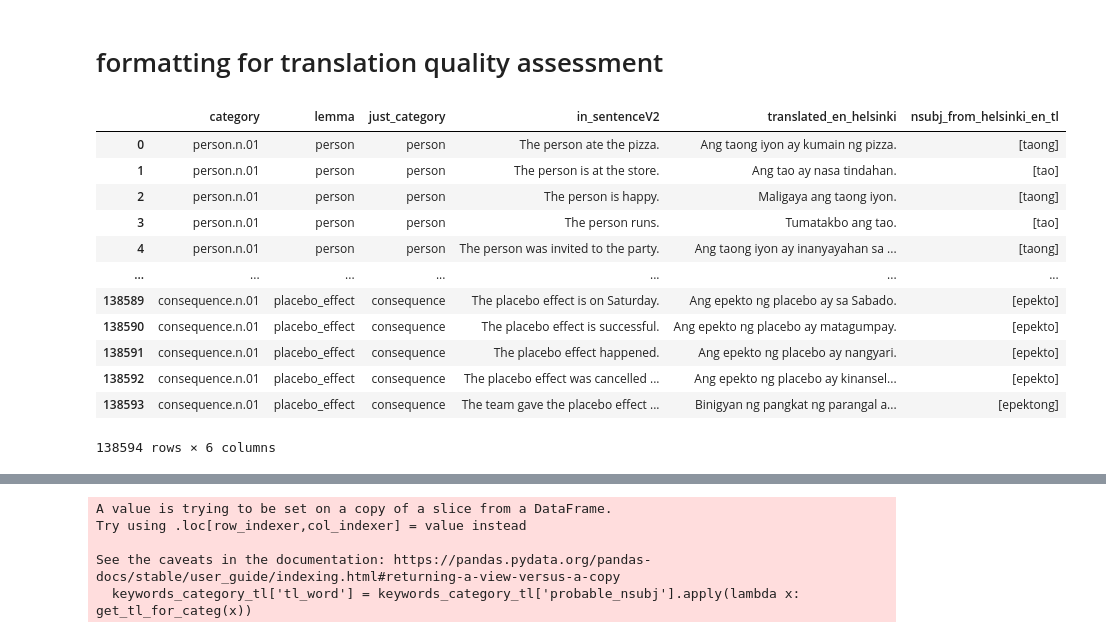
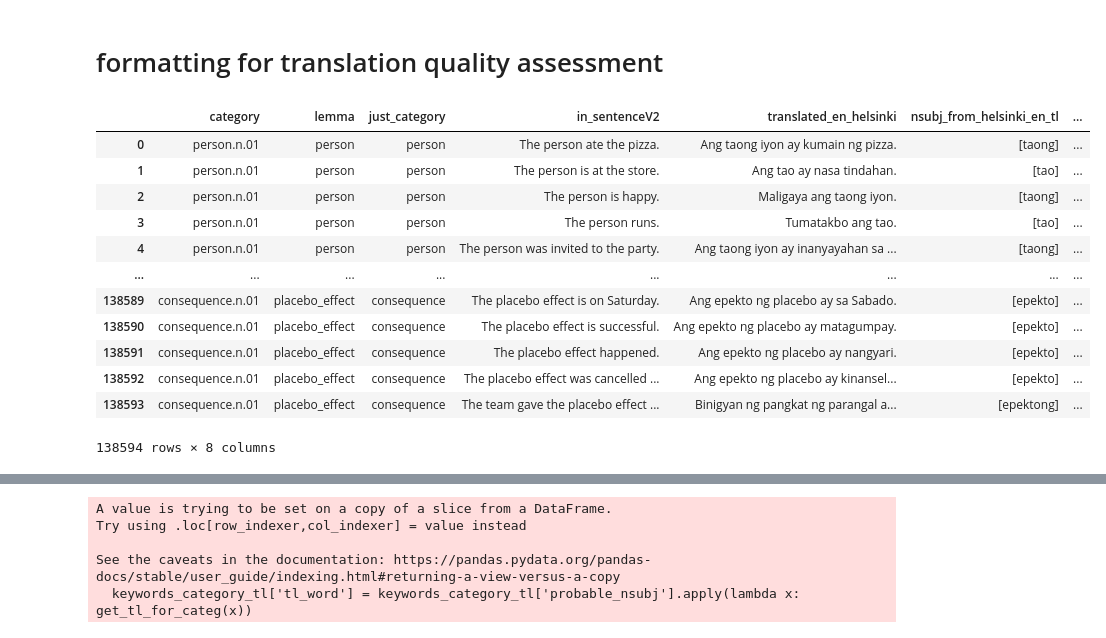
Before and after one commit to NeptuneSyInAteneo/thesis_Models, a Jupyter notebook: dependency_parsing.ipynb, the cells around one changed output, grey strips where cells are left out. Cells and saved outputs as stored; diff of their text form; code cells hidden in the pictures.

```diff
--- a/dependency_parsing.ipynb
+++ b/dependency_parsing.ipynb
@@ -290,21 +290,24 @@ NameError: name 'tl_df' is not defined
 # formatting for translation quality assessment
 # %%
 import pandas as pd
+import os
 
 translated_to_tl = pd.read_csv("translated_helsinki_with_tl_dp.csv").drop(columns=['Unnamed: 0'])
-translated_to_tl
+translated_to_en = pd.read_csv("translated_helsinki_with_back_en_dp.csv").drop(columns=['Unnamed: 0'])
+dp_translated_both = translated_to_tl.merge(translated_to_en)
+dp_translated_both
 # %% [output]
-|  | category | lemma | just_category | in_sentenceV2 | translated_en_helsinki | nsubj_from_helsinki_en_tl |
-| 0 | person.n.01 | person | person | The person ate the pizza. | Ang taong iyon ay kumain ng pizza. | [taong] |
-| 1 | person.n.01 | person | person | The person is at the store. | Ang tao ay nasa tindahan. | [tao] |
-| 2 | person.n.01 | person | person | The person is happy. | Maligaya ang taong iyon. | [taong] |
-| 3 | person.n.01 | person | person | The person runs. | Tumatakbo ang tao. | [tao] |
-| 4 | person.n.01 | person | person | The person was invited to the party. | Ang taong iyon ay inanyayahan sa ... | [taong] |
-| ... | ... | ... | ... | ... | ... | ... |
-| 138589 | consequence.n.01 | placebo_effect | consequence | The placebo effect is on Saturday. | Ang epekto ng placebo ay sa Sabado. | [epekto] |
-| 138590 | consequence.n.01 | placebo_effect | consequence | The placebo effect is successful. | Ang epekto ng placebo ay matagumpay. | [epekto] |
-| 138591 | consequence.n.01 | placebo_effect | consequence | The placebo effect happened. | Ang epekto ng placebo ay nangyari. | [epekto] |
-| 138592 | consequence.n.01 | placebo_effect | consequence | The placebo effect was cancelled ... | Ang epekto ng placebo ay kinansel... | [epekto] |
-| 138593 | consequence.n.01 | placebo_effect | consequence | The team gave the placebo effect ... | Binigyan ng pangkat ng parangal a... | [epektong] |
+|  | category | lemma | just_category | in_sentenceV2 | translated_en_helsinki | nsubj_from_helsinki_en_tl | ... |
+| 0 | person.n.01 | person | person | The person ate the pizza. | Ang taong iyon ay kumain ng pizza. | [taong] | ... |
+| 1 | person.n.01 | person | person | The person is at the store. | Ang tao ay nasa tindahan. | [tao] | ... |
+| 2 | person.n.01 | person | person | The person is happy. | Maligaya ang taong iyon. | [taong] | ... |
+| 3 | person.n.01 | person | person | The person runs. | Tumatakbo ang tao. | [tao] | ... |
+| 4 | person.n.01 | person | person | The person was invited to the party. | Ang taong iyon ay inanyayahan sa ... | [taong] | ... |
+| ... | ... | ... | ... | ... | ... | ... | ... |
+| 138589 | consequence.n.01 | placebo_effect | consequence | The placebo effect is on Saturday. | Ang epekto ng placebo ay sa Sabado. | [epekto] | ... |
+| 138590 | consequence.n.01 | placebo_effect | consequence | The placebo effect is successful. | Ang epekto ng placebo ay matagumpay. | [epekto] | ... |
+| 138591 | consequence.n.01 | placebo_effect | consequence | The placebo effect happened. | Ang epekto ng placebo ay nangyari. | [epekto] | ... |
+| 138592 | consequence.n.01 | placebo_effect | consequence | The placebo effect was cancelled ... | Ang epekto ng placebo ay kinansel... | [epekto] | ... |
+| 138593 | consequence.n.01 | placebo_effect | consequence | The team gave the placebo effect ... | Binigyan ng pangkat ng parangal a... | [epektong] | ... |
-138594 rows × 6 columns
+138594 rows × 8 columns
 # %%
```
Also changed, not shown: parts of 16 cells of this notebook, 8 other files.
